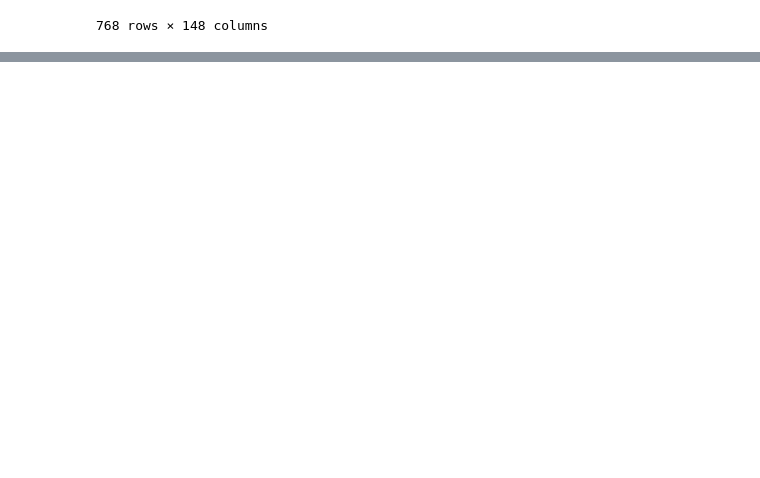
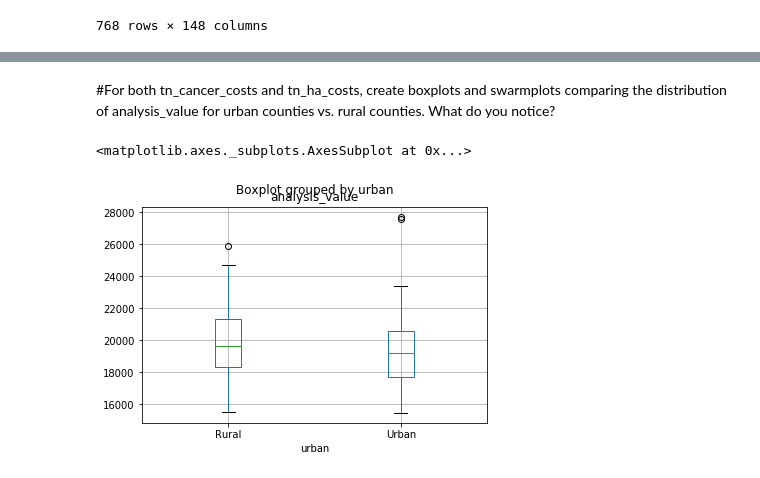
Before and after one commit to vngwa/data-science-essentials-3, a Jupyter notebook: notebooks/Week_1.ipynb, the cells around one changed output, grey strips where cells are left out. Cells and saved outputs as stored; diff of their text form; code cells hidden in the pictures; blank space fills up the shorter version.

```diff
--- a/notebooks/Week_1.ipynb
+++ b/notebooks/Week_1.ipynb
@@ -373,0 +477,7 @@ df = TN_INCOME.groupby('county', sort = True)[['return_count']].sum().reset_inde
+# %% [markdown]
+#For both tn_cancer_costs and tn_ha_costs, create boxplots and swarmplots comparing the distribution of analysis_value for urban counties vs. rural counties. What do you notice?
+# %%
+tn_cancer_costs.boxplot(column='analysis_value', by='urban') #here Rural is on the left while Urban is on the right.
+# %% [output]
+<matplotlib.axes._subplots.AxesSubplot at 0x...>
+[figure, added]
```
Also changed, not shown: parts of 23 cells of this notebook.
